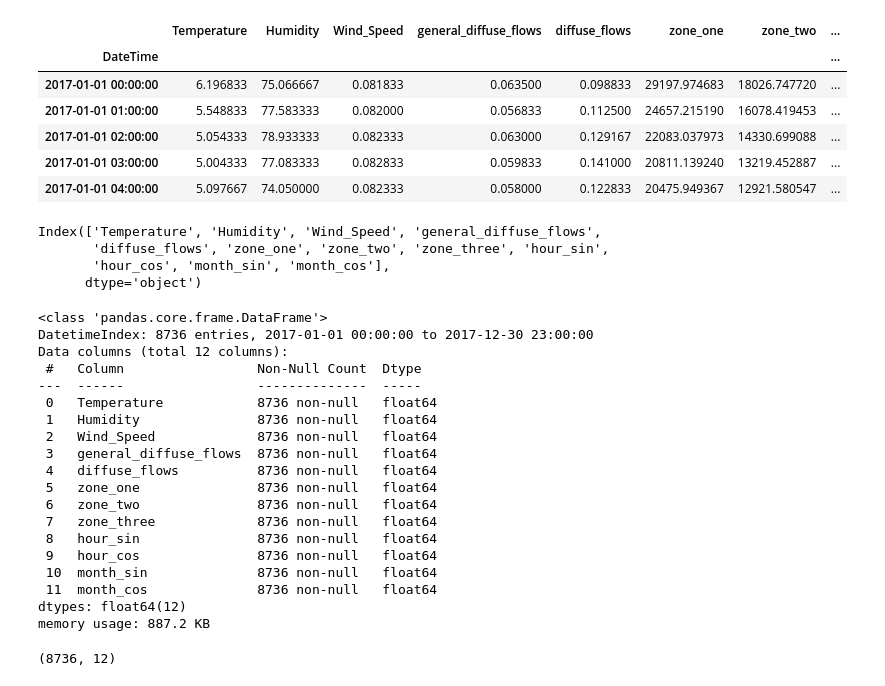
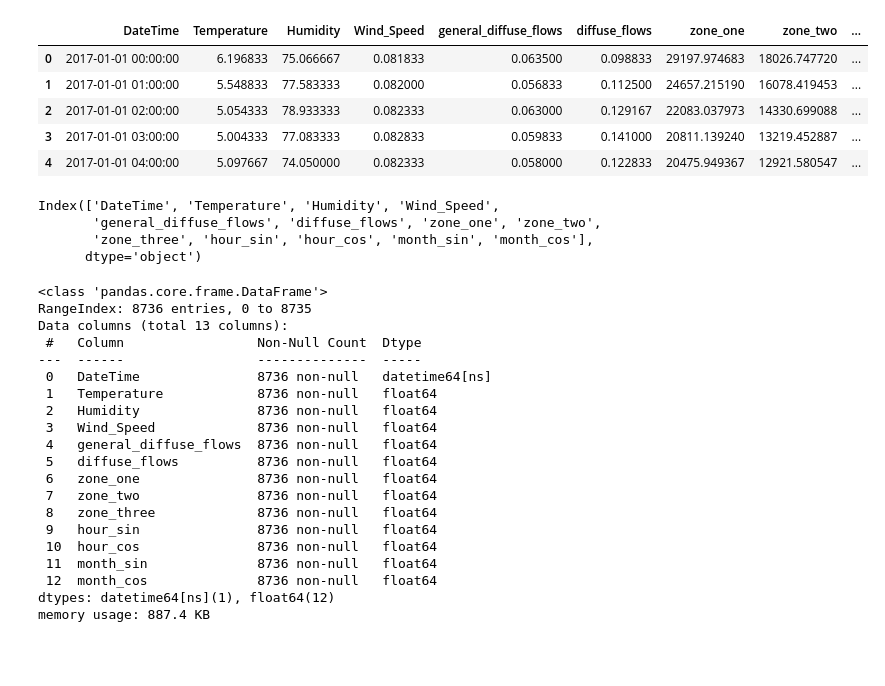
Before and after one commit to Mortti11/Deep_Learning, a Jupyter notebook: LSTM/keras.ipynb, the cells around one changed output. Cells and saved outputs as stored; diff of their text form; code cells hidden in the pictures; blank space fills up the shorter version.

```diff
--- a/LSTM/keras.ipynb
+++ b/LSTM/keras.ipynb
@@ -22,45 +34,42 @@ from sklearn.metrics import mean_squared_error, mean_absolute_error, r2_score
 # %%
-df = pd.read_csv('preprocessed_hourly.csv', parse_dates=["DateTime"], index_col="DateTime")
-df = df.sort_index()
+df = pd.read_csv('preprocessed_hourly.csv')
+df["DateTime"] = pd.to_datetime(df["DateTime"])
+df = df.sort_values("DateTime")
 df.head()
 # %% [output]
-|  | Temperature | Humidity | Wind_Speed | general_diffuse_flows | diffuse_flows | zone_one | zone_two | ... |
-| DateTime |  |  |  |  |  |  |  | ... |
-| 2017-01-01 00:00:00 | 6.196833 | 75.066667 | 0.081833 | 0.063500 | 0.098833 | 29197.974683 | 18026.747720 | ... |
-| 2017-01-01 01:00:00 | 5.548833 | 77.583333 | 0.082000 | 0.056833 | 0.112500 | 24657.215190 | 16078.419453 | ... |
-| 2017-01-01 02:00:00 | 5.054333 | 78.933333 | 0.082333 | 0.063000 | 0.129167 | 22083.037973 | 14330.699088 | ... |
-| 2017-01-01 03:00:00 | 5.004333 | 77.083333 | 0.082833 | 0.059833 | 0.141000 | 20811.139240 | 13219.452887 | ... |
-| 2017-01-01 04:00:00 | 5.097667 | 74.050000 | 0.082333 | 0.058000 | 0.122833 | 20475.949367 | 12921.580547 | ... |
+|  | DateTime | Temperature | Humidity | Wind_Speed | general_diffuse_flows | diffuse_flows | zone_one | zone_two | ... |
+| 0 | 2017-01-01 00:00:00 | 6.196833 | 75.066667 | 0.081833 | 0.063500 | 0.098833 | 29197.974683 | 18026.747720 | ... |
+| 1 | 2017-01-01 01:00:00 | 5.548833 | 77.583333 | 0.082000 | 0.056833 | 0.112500 | 24657.215190 | 16078.419453 | ... |
+| 2 | 2017-01-01 02:00:00 | 5.054333 | 78.933333 | 0.082333 | 0.063000 | 0.129167 | 22083.037973 | 14330.699088 | ... |
+| 3 | 2017-01-01 03:00:00 | 5.004333 | 77.083333 | 0.082833 | 0.059833 | 0.141000 | 20811.139240 | 13219.452887 | ... |
+| 4 | 2017-01-01 04:00:00 | 5.097667 | 74.050000 | 0.082333 | 0.058000 | 0.122833 | 20475.949367 | 12921.580547 | ... |
 # %%
 df.columns
 # %% [output]
-Index(['Temperature', 'Humidity', 'Wind_Speed', 'general_diffuse_flows',
-       'diffuse_flows', 'zone_one', 'zone_two', 'zone_three', 'hour_sin',
-       'hour_cos', 'month_sin', 'month_cos'],
+Index(['DateTime', 'Temperature', 'Humidity', 'Wind_Speed',
+       'general_diffuse_flows', 'diffuse_flows', 'zone_one', 'zone_two',
+       'zone_three', 'hour_sin', 'hour_cos', 'month_sin', 'month_cos'],
       dtype='object')
 # %%
 df.info()
 # %% [output]
 <class 'pandas.core.frame.DataFrame'>
-DatetimeIndex: 8736 entries, 2017-01-01 00:00:00 to 2017-12-30 23:00:00
-Data columns (total 12 columns):
+RangeIndex: 8736 entries, 0 to 8735
+Data columns (total 13 columns):
  #   Column                 Non-Null Count  Dtype
 ---  ------                 --------------  -----
- 0   Temperature            8736 non-null   float64
- 1   Humidity               8736 non-null   float64
- 2   Wind_Speed             8736 non-null   float64
- 3   general_diffuse_flows  8736 non-null   float64
- 4   diffuse_flows          8736 non-null   float64
- 5   zone_one               8736 non-null   float64
- 6   zone_two               8736 non-null   float64
- 7   zone_three             8736 non-null   float64
- 8   hour_sin               8736 non-null   float64
- 9   hour_cos               8736 non-null   float64
- 10  month_sin              8736 non-null   float64
- 11  month_cos              8736 non-null   float64
-dtypes: float64(12)
-memory usage: 887.2 KB
+ 0   DateTime               8736 non-null   datetime64[ns]
+ 1   Temperature            8736 non-null   float64
+ 2   Humidity               8736 non-null   float64
+ 3   Wind_Speed             8736 non-null   float64
+ 4   general_diffuse_flows  8736 non-null   float64
+ 5   diffuse_flows          8736 non-null   float64
+ 6   zone_one               8736 non-null   float64
+ 7   zone_two               8736 non-null   float64
+ 8   zone_three             8736 non-null   float64
+ 9   hour_sin               8736 non-null   float64
+ 10  hour_cos               8736 non-null   float64
+ 11  month_sin              8736 non-null   float64
+ 12  month_cos              8736 non-null   float64
+dtypes: datetime64[ns](1), float64(12)
+memory usage: 887.4 KB
-# %%
-df.shape
-# %% [output]
-(8736, 12)
```
Also changed, not shown: parts of 35 cells of this notebook, 4 other files.
